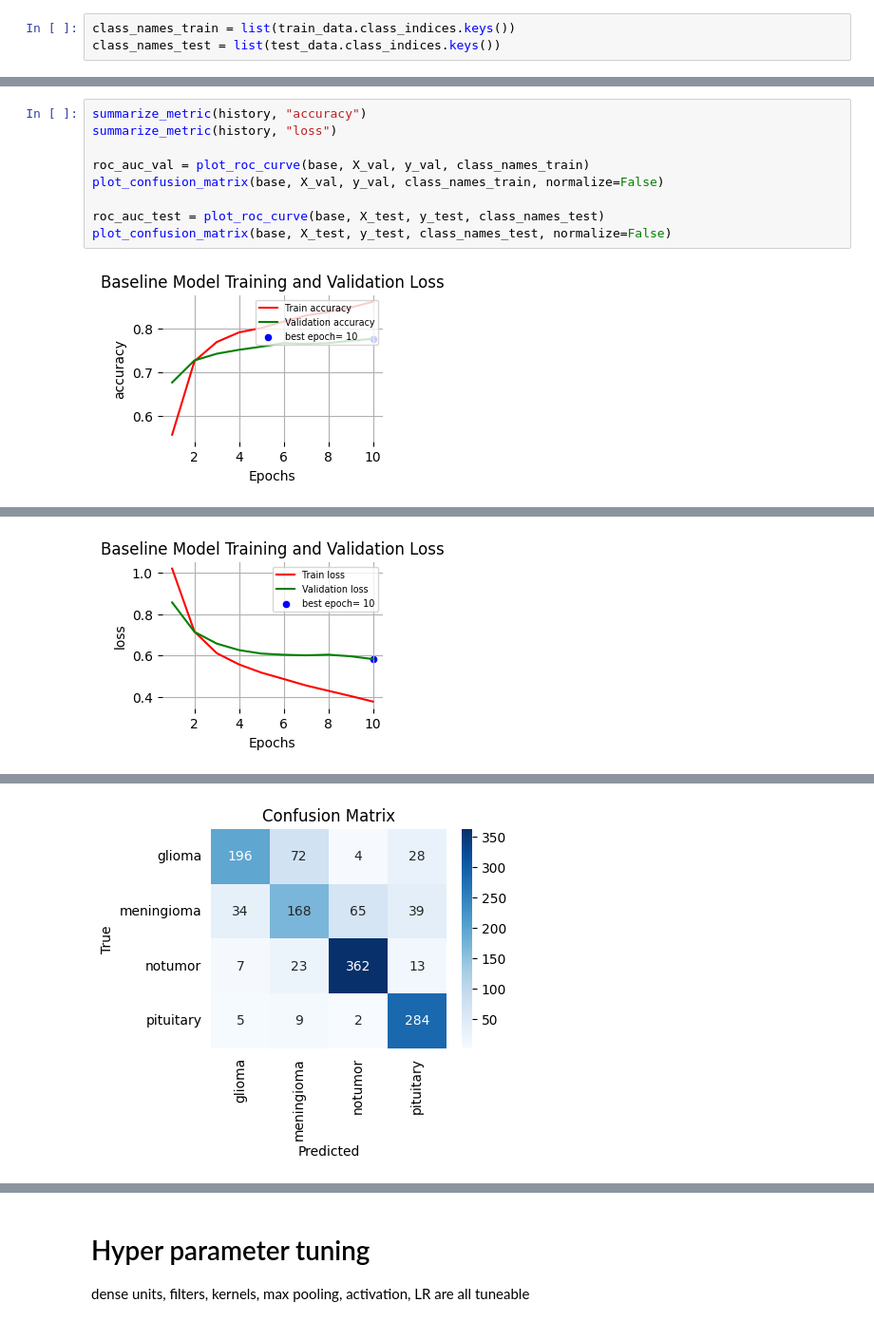
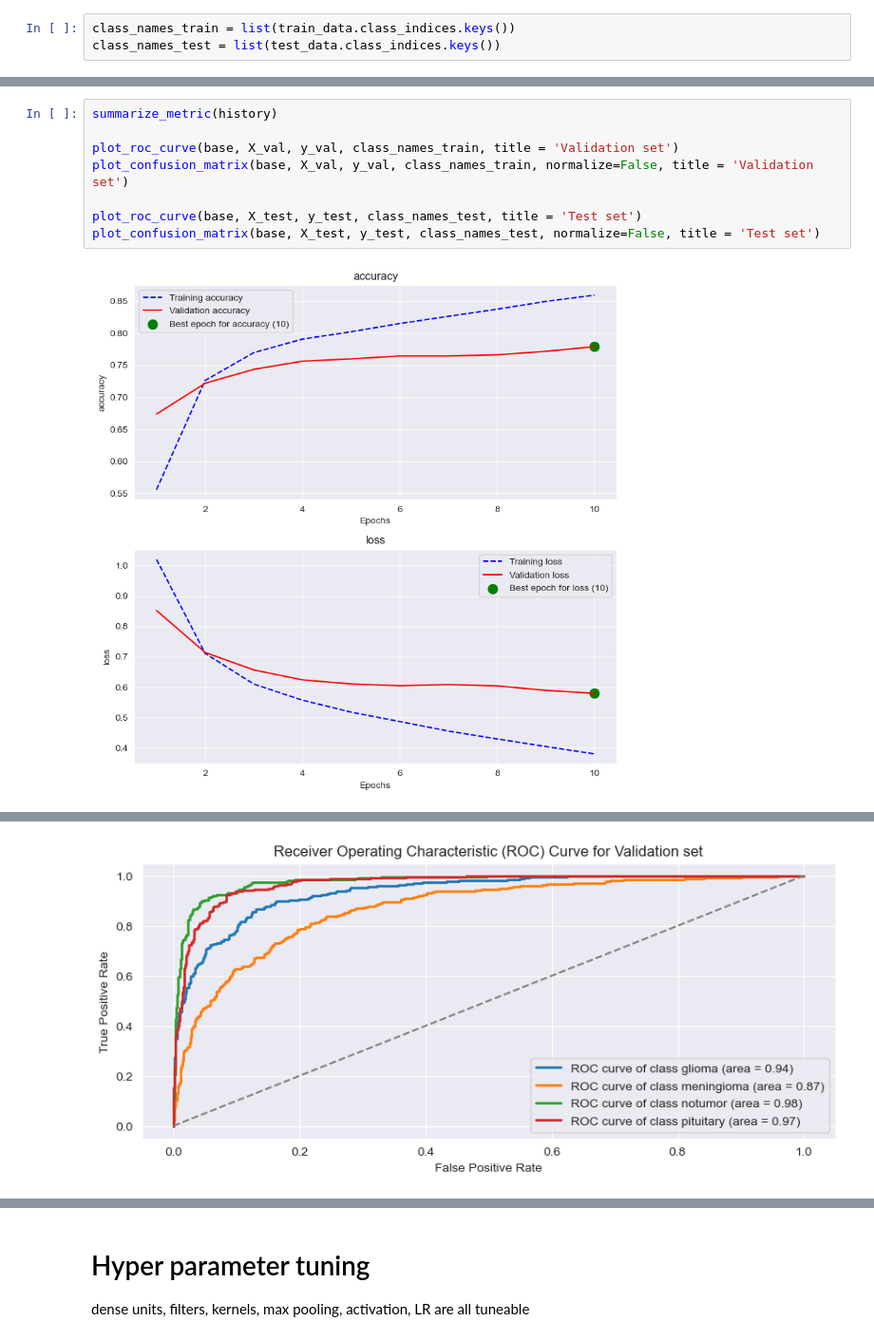
Before and after one commit to Tinus1424/braintumor, a Jupyter notebook: main_notebook.ipynb, the cells around one changed output, grey strips where cells are left out. Shown at 95% size. Saved outputs shown, nothing was run; the diff lists cells and outputs as text.

Commit message:
Made the layout of some plots a bit clearer

```diff
--- a/main_notebook.ipynb
+++ b/main_notebook.ipynb
@@ -129,11 +120,10 @@ Epoch 10/10
 # %%
-summarize_metric(history, "accuracy")
-summarize_metric(history, "loss")
+summarize_metric(history)
 
-roc_auc_val = plot_roc_curve(base, X_val, y_val, class_names_train)
-plot_confusion_matrix(base, X_val, y_val, class_names_train, normalize=False)
+plot_roc_curve(base, X_val, y_val, class_names_train, title = 'Validation set')
+plot_confusion_matrix(base, X_val, y_val, class_names_train, normalize=False, title = 'Validation set')
 
-roc_auc_test = plot_roc_curve(base, X_test, y_test, class_names_test)
-plot_confusion_matrix(base, X_test, y_test, class_names_test, normalize=False)
+plot_roc_curve(base, X_test, y_test, class_names_test, title = 'Test set')
+plot_confusion_matrix(base, X_test, y_test, class_names_test, normalize=False, title = 'Test set')
 # %% [output]
-[figure, old version]
+[figure, new version]
@@ -140 +131 @@ plot_confusion_matrix(base, X_test, y_test, class_names_test, normalize=False)
-[figure, old version]
+[figure, new version]
@@ -148,4 +138,3 @@ plot_confusion_matrix(base, X_test, y_test, class_names_test, normalize=False)
-[figure, removed]
 # %%
 models = [base]
 
```
Also changed, not shown: parts of 9 cells of this notebook, 10 other files.
